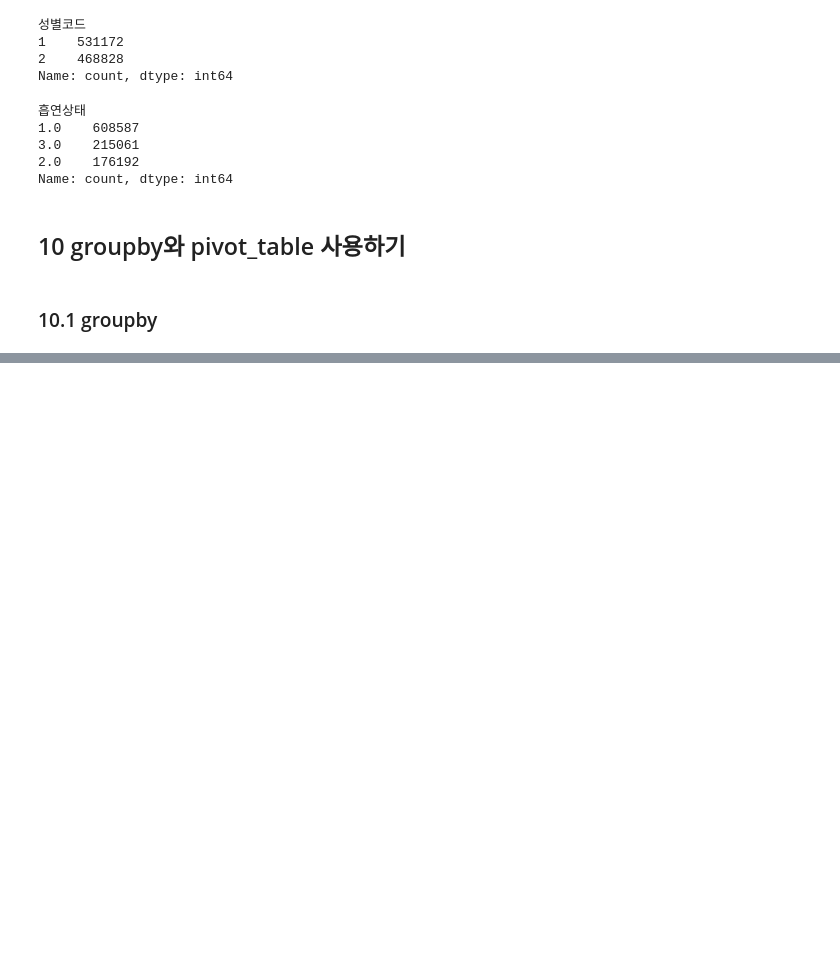
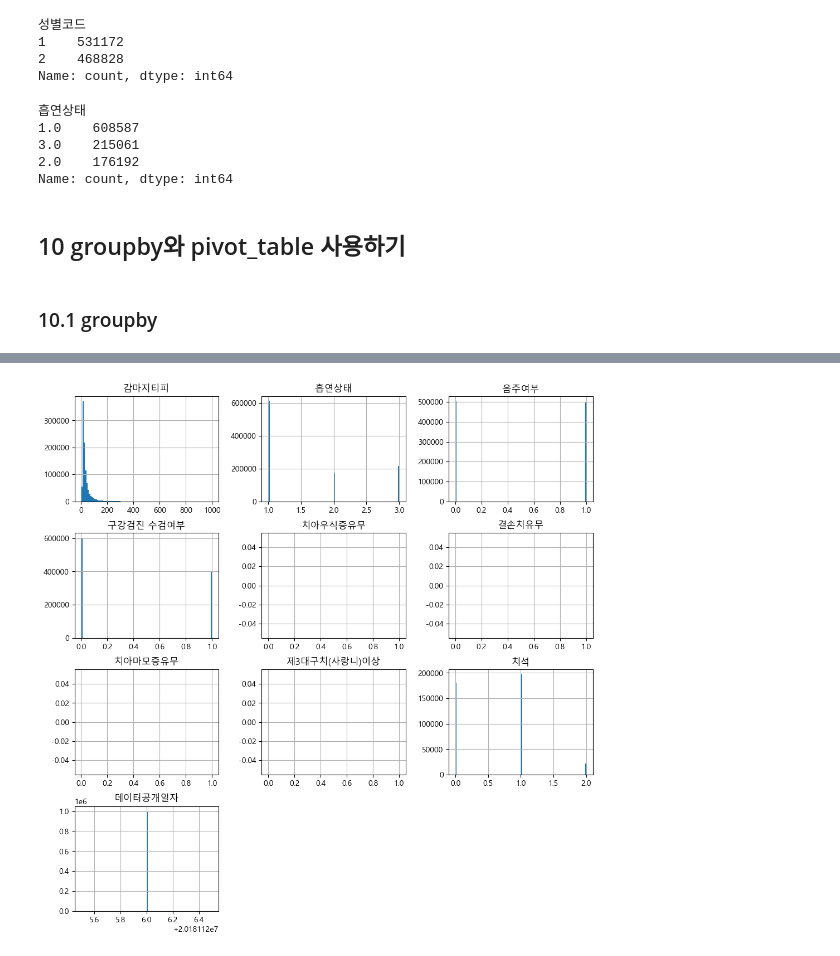
Before and after one commit to jonge5/study-data-analysis, a Jupyter notebook: e_health_analysis-input.ipynb, the cells around one changed output, grey strips where cells are left out. Saved outputs shown, nothing was run; the diff lists cells and outputs as text; code cells hidden in the pictures; blank space fills up the shorter version.

```diff
--- a/e_health_analysis-input.ipynb
+++ b/e_health_analysis-input.ipynb
@@ -242,0 +378,5 @@ Name: count, dtype: int64
+# %%
+# 슬라이싱을 사용해 앞에서 24번째부터 마지막까지(24:) 컬럼에 대한 데이터로 히스토그램을 그립니다.
+h = df.iloc[:, 24:].hist(figsize=(12, 12), bins=100)
+# %% [output]
+[figure, added]
```
Also changed, not shown: parts of 18 cells of this notebook.
